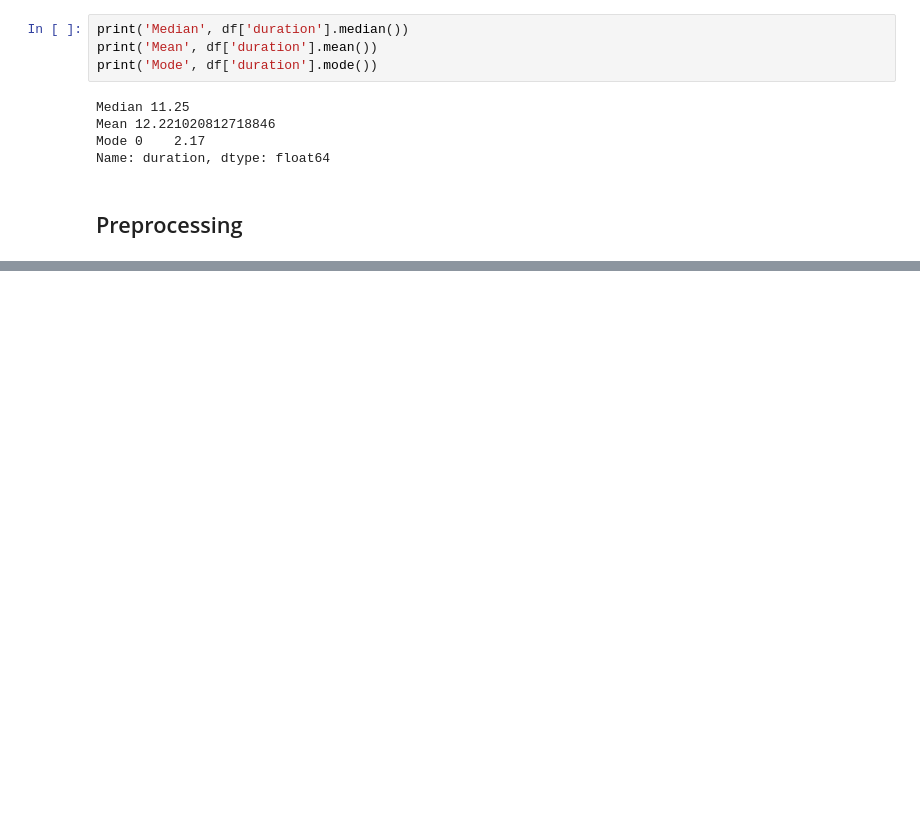
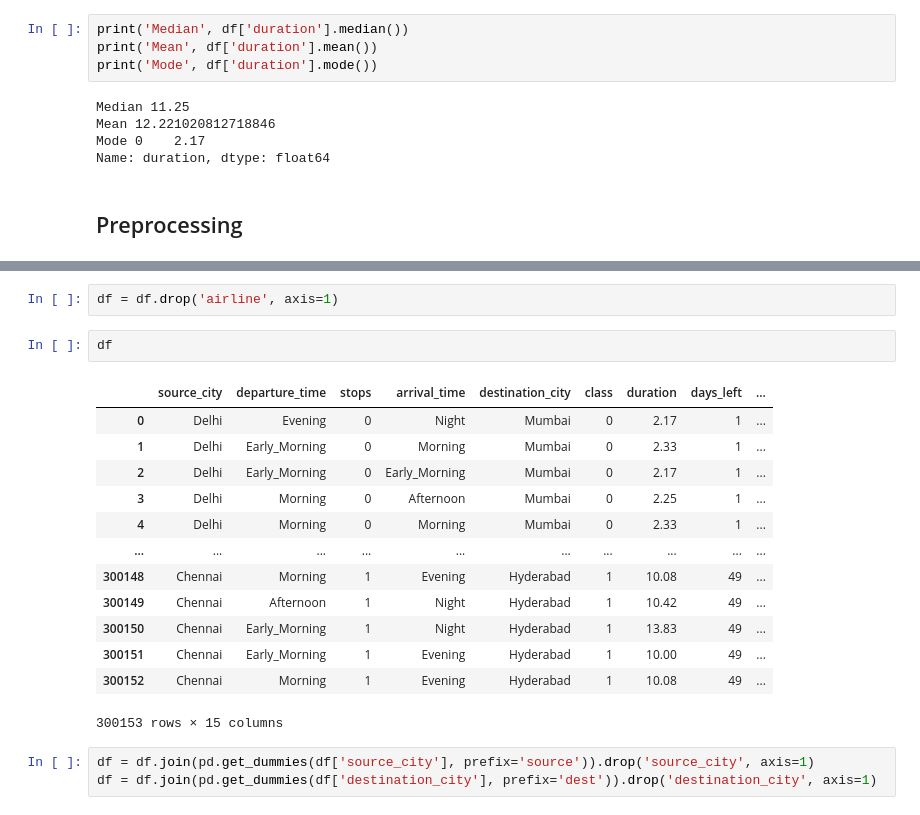
Before and after one commit to alex-yatseyko/applying_statistical_concepts, a Jupyter notebook: 07_my_folder/flight_price_prediction.ipynb, the cells around one changed output, grey strips where cells are left out. Drawn from its saved outputs; the diff is of its cells as text; blank space fills up the shorter version.

```diff
--- a/07_my_folder/flight_price_prediction.ipynb
+++ b/07_my_folder/flight_price_prediction.ipynb
@@ -96,0 +131,21 @@ df['class'] = df['class'].replace('Business', 1)
+# %%
+df = df.drop('airline', axis=1)
+# %%
+df
+# %% [output]
+|  | source_city | departure_time | stops | arrival_time | destination_city | class | duration | days_left | ... |
+| 0 | Delhi | Evening | 0 | Night | Mumbai | 0 | 2.17 | 1 | ... |
+| 1 | Delhi | Early_Morning | 0 | Morning | Mumbai | 0 | 2.33 | 1 | ... |
+| 2 | Delhi | Early_Morning | 0 | Early_Morning | Mumbai | 0 | 2.17 | 1 | ... |
+| 3 | Delhi | Morning | 0 | Afternoon | Mumbai | 0 | 2.25 | 1 | ... |
+| 4 | Delhi | Morning | 0 | Morning | Mumbai | 0 | 2.33 | 1 | ... |
+| ... | ... | ... | ... | ... | ... | ... | ... | ... | ... |
+| 300148 | Chennai | Morning | 1 | Evening | Hyderabad | 1 | 10.08 | 49 | ... |
+| 300149 | Chennai | Afternoon | 1 | Night | Hyderabad | 1 | 10.42 | 49 | ... |
+| 300150 | Chennai | Early_Morning | 1 | Night | Hyderabad | 1 | 13.83 | 49 | ... |
+| 300151 | Chennai | Early_Morning | 1 | Evening | Hyderabad | 1 | 10.00 | 49 | ... |
+| 300152 | Chennai | Morning | 1 | Evening | Hyderabad | 1 | 10.08 | 49 | ... |
+300153 rows × 15 columns
+# %%
+df = df.join(pd.get_dummies(df['source_city'], prefix='source')).drop('source_city', axis=1)
+df = df.join(pd.get_dummies(df['destination_city'], prefix='dest')).drop('destination_city', axis=1)
```
Also changed, not shown: parts of 19 cells of this notebook, 2 other files.
